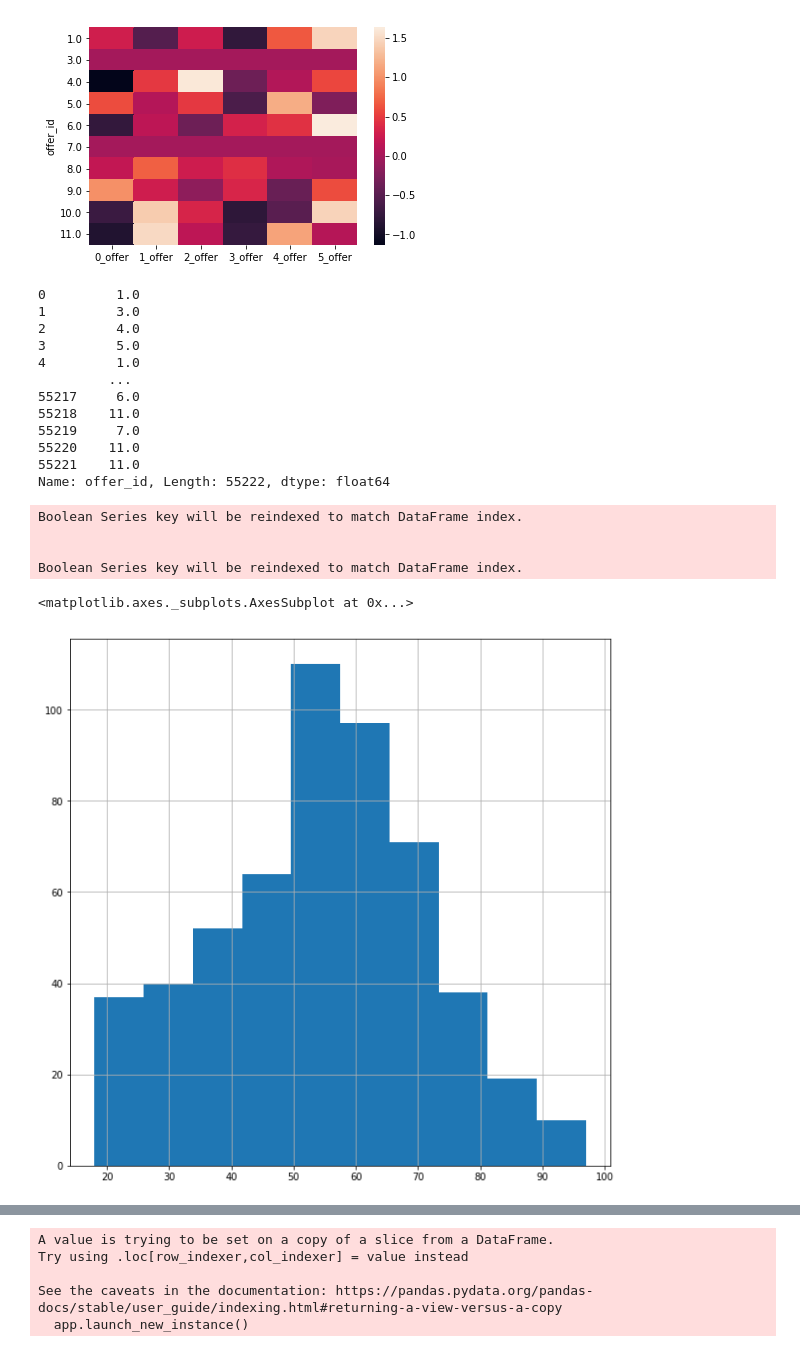
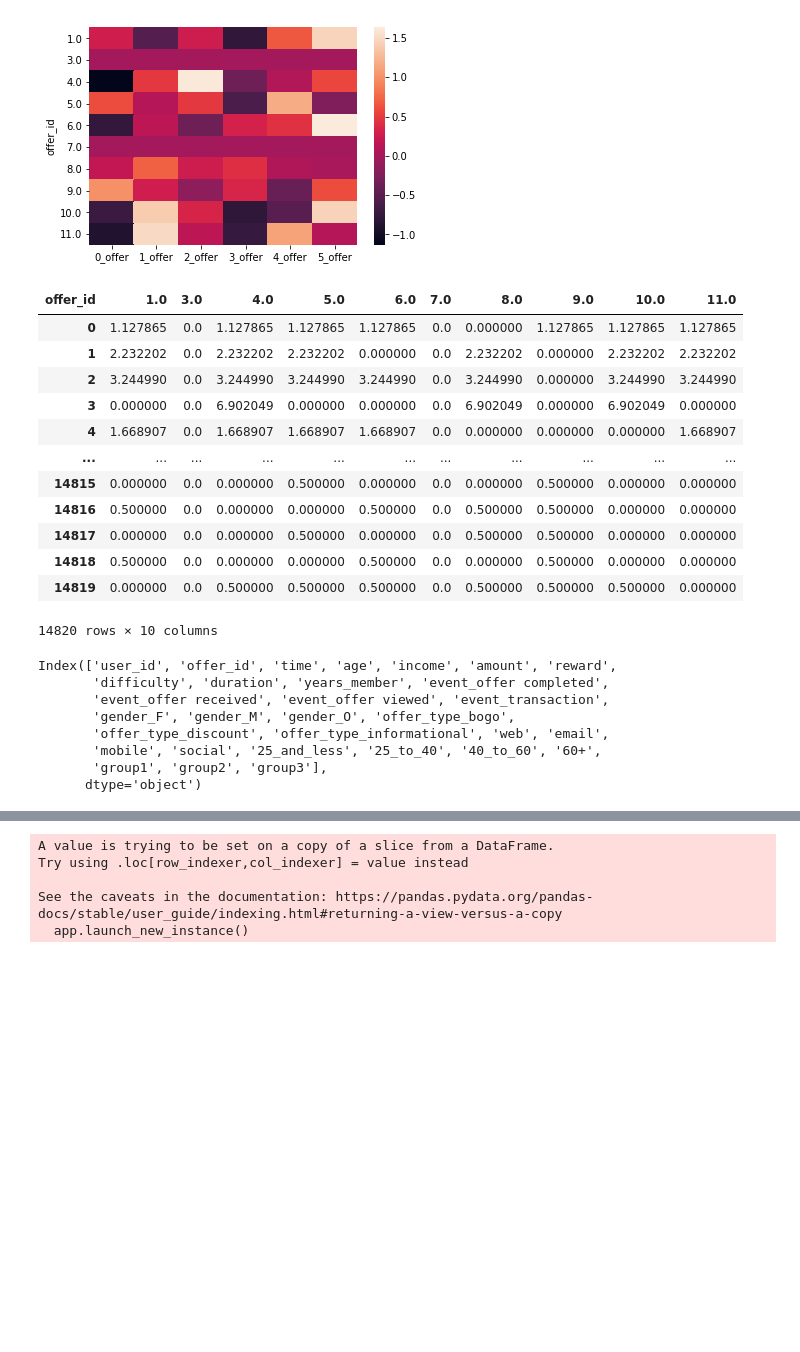
Before and after one commit to madkehl/Capstone, a Jupyter notebook: Starbucks Capstone .ipynb, the cells around one changed output, grey strips where cells are left out. Saved outputs shown, nothing was run; the diff lists cells and outputs as text; code cells hidden in the pictures; blank space fills up the shorter version.

```diff
--- a/Starbucks Capstone .ipynb
+++ b/Starbucks Capstone .ipynb
@@ -959,34 +957,37 @@ preds = np.dot(u, vt)
 preds = np.where(preds > 0.5, 1, 0)
 A = pd.DataFrame(preds)
 
-A_ints = A.apply(np.rint)
-
-A_ints.columns = user_item.columns
+A.columns = user_item.columns
+# %%
+
+impact_weights = users_df2['reward_impact'].reset_index(drop = True)*100 + 0.5
+
+A_weighted = A.mul(impact_weights, axis = 'rows')
+A_weighted
+# %% [output]
+| offer_id | 1.0 | 3.0 | 4.0 | 5.0 | 6.0 | 7.0 | 8.0 | 9.0 | 10.0 | 11.0 |
+| 0 | 1.127865 | 0.0 | 1.127865 | 1.127865 | 1.127865 | 0.0 | 0.000000 | 1.127865 | 1.127865 | 1.127865 |
+| 1 | 2.232202 | 0.0 | 2.232202 | 2.232202 | 0.000000 | 0.0 | 2.232202 | 0.000000 | 2.232202 | 2.232202 |
+| 2 | 3.244990 | 0.0 | 3.244990 | 3.244990 | 3.244990 | 0.0 | 3.244990 | 0.000000 | 3.244990 | 3.244990 |
+| 3 | 0.000000 | 0.0 | 6.902049 | 0.000000 | 0.000000 | 0.0 | 6.902049 | 0.000000 | 6.902049 | 0.000000 |
+| 4 | 1.668907 | 0.0 | 1.668907 | 1.668907 | 1.668907 | 0.0 | 0.000000 | 0.000000 | 0.000000 | 1.668907 |
+| ... | ... | ... | ... | ... | ... | ... | ... | ... | ... | ... |
+| 14815 | 0.000000 | 0.0 | 0.000000 | 0.500000 | 0.000000 | 0.0 | 0.000000 | 0.500000 | 0.000000 | 0.000000 |
+| 14816 | 0.500000 | 0.0 | 0.000000 | 0.000000 | 0.500000 | 0.0 | 0.500000 | 0.500000 | 0.000000 | 0.000000 |
+| 14817 | 0.000000 | 0.0 | 0.000000 | 0.500000 | 0.000000 | 0.0 | 0.500000 | 0.500000 | 0.000000 | 0.000000 |
+| 14818 | 0.500000 | 0.0 | 0.000000 | 0.000000 | 0.500000 | 0.0 | 0.000000 | 0.500000 | 0.000000 | 0.000000 |
+| 14819 | 0.000000 | 0.0 | 0.500000 | 0.500000 | 0.500000 | 0.0 | 0.500000 | 0.500000 | 0.500000 | 0.000000 |
+14820 rows × 10 columns
 # %%
 #using below kind of thing, we will see what the shared chars are of each individual recommended each type of offer
 #that was not recommended it before
-df_gb['offer_id']
+df_gb.columns
 # %% [output]
-0         1.0
-1         3.0
-2         4.0
-3         5.0
-4         1.0
-         ...
-55217     6.0
-55218    11.0
-55219     7.0
-55220    11.0
-55221    11.0
-Name: offer_id, Length: 55222, dtype: float64
+Index(['user_id', 'offer_id', 'time', 'age', 'income', 'amount', 'reward',
+       'difficulty', 'duration', 'years_member', 'event_offer completed',
+       'event_offer received', 'event_offer viewed', 'event_transaction',
+       'gender_F', 'gender_M', 'gender_O', 'offer_type_bogo',
+       'offer_type_discount', 'offer_type_informational', 'web', 'email',
+       'mobile', 'social', '25_and_less', '25_to_40', '40_to_60', '60+',
+       'group1', 'group2', 'group3'],
+      dtype='object')
-# %%
-n = .0
-rec_1 = A_ints[A_ints.index.isin(user_item[user_item[n].isna()].index)][A_ints[n] == 1].index
-df_gb[df_gb.index.isin(rec_1)][df_gb['offer_id'] == (n)]['age'].hist(figsize = (10,10))
-# %% [output]
-Boolean Series key will be reindexed to match DataFrame index.
-
-
-Boolean Series key will be reindexed to match DataFrame index.
-<matplotlib.axes._subplots.AxesSubplot at 0x...>
-[figure, removed]
```
Also changed, not shown: parts of 12 cells of this notebook, 1 other file.
